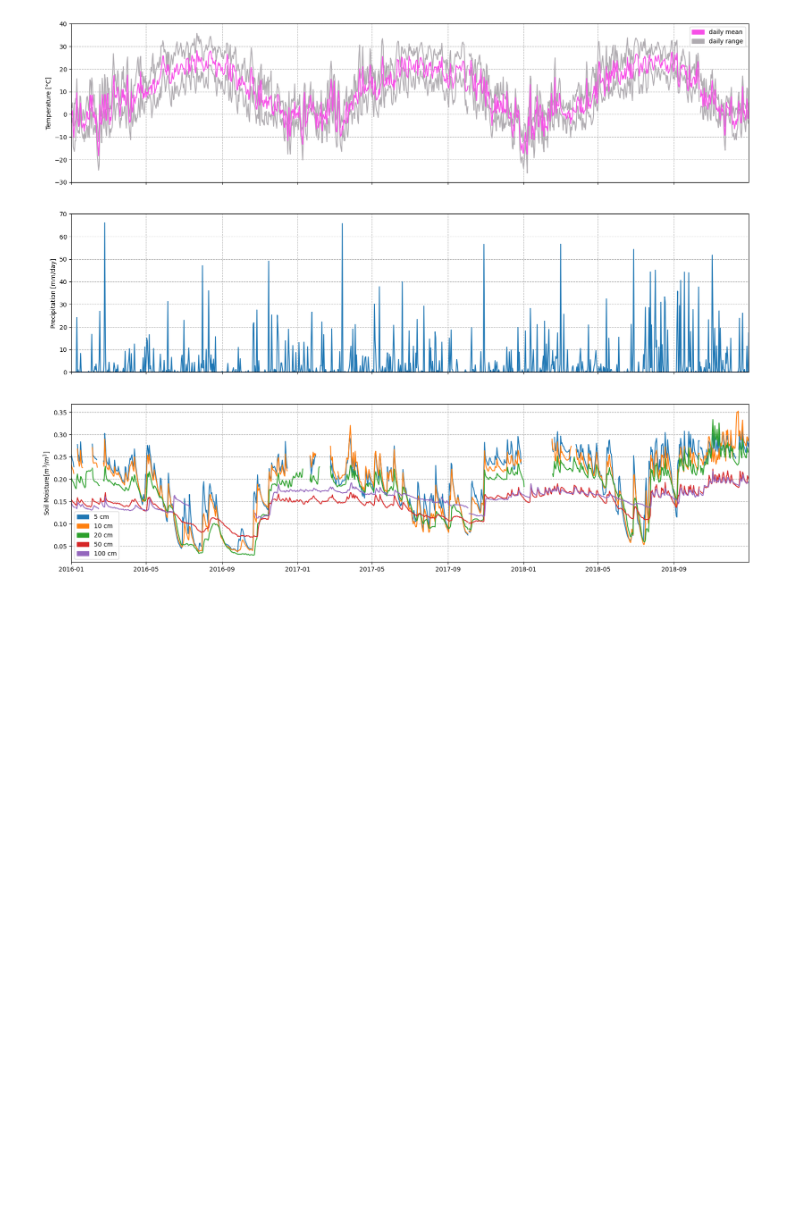
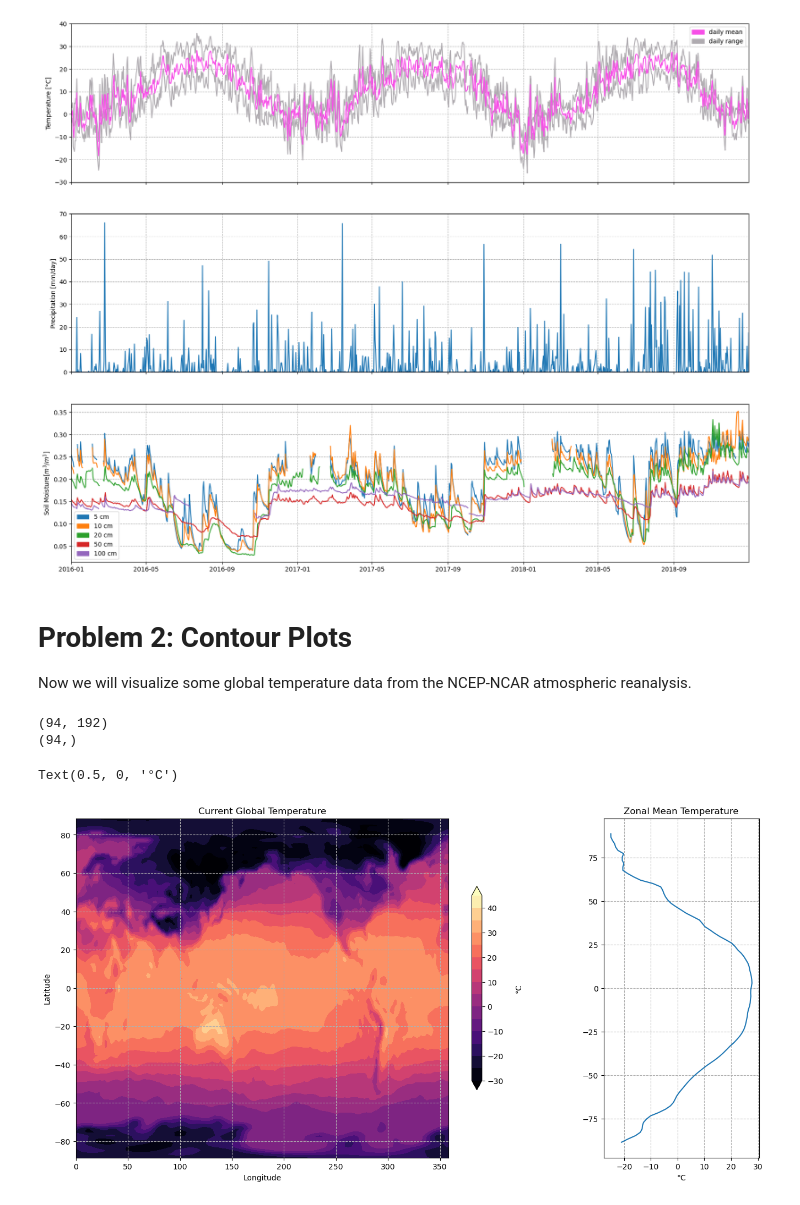
Before and after one commit to dwlakes/Enviro_Data_Science, a Jupyter notebook: assignments/assignment2.ipynb, the cells around one changed output. Saved outputs shown, nothing was run; the diff lists cells and outputs as text; code cells hidden in the pictures; blank space fills up the shorter version.

```diff
--- a/assignments/assignment2.ipynb
+++ b/assignments/assignment2.ipynb
@@ -126,3 +126,56 @@ axes[2].legend(handles = [patch5,patch10,patch20,patch50,patch100])
 plt.show()
 # %% [output]
 [figure]
+# %% [markdown]
+# Problem 2: Contour Plots
+Now we will visualize some global temperature data from the NCEP-NCAR atmospheric reanalysis.
+# %%
+import xarray as xr
+ds_url = 'http://iridl.ldeo.columbia.edu/SOURCES/.NOAA/.NCEP-NCAR/.CDAS-1/.MONTHLY/.Diagnostic/.surface/.temp/dods'
+ds = xr.open_dataset(ds_url, decode_times=False)
+
+#########################################################
+#### BELOW ARE THE VARIABLES YOU SHOULD USE IN THE PLOTS!
+#### (numpy arrays)
+#### NO XARRAY ALLOWED!
+#########################################################
+
+temp = ds.temp[-1].values - 273.15
+lon = ds.X.values
+lat = ds.Y.values
+print(temp.shape)
+print(lat.shape)
+# %% [output]
+(94, 192)
+(94,)
+# %%
+temp_means = np.nanmean(temp, axis=1)
+
+#print('temp_means: ', temp_means)
+latlat, lonlon = np.meshgrid(lat, lon)
+#temp = np.transpose(temp)
+#print(latlat.shape)
+temp = np.transpose(temp)
+
+clevels = np.arange(-30, 50, 5)
+
+fig, ax = plt.subplots(figsize = (16, 8), ncols=2, gridspec_kw={'width_ratios': [3, 1]})
+
+cf0 = ax[0].contourf(lonlon, latlat, temp, clevels, cmap='magma', extend = 'both')
+ax[0].set_title('Current Global Temperature')
+ax[0].set_xlabel('Longitude')
+ax[0].set_ylabel('Latitude')
+ax[0].grid(linestyle = '--')
+colorbar = fig.colorbar(cf0, ax=ax[0], shrink = 0.6)
+colorbar.set_label('°C', labelpad=15)
+
+
+temp_transposed = np.transpose(temp)
+
+ax[1].plot(temp_means, lat)
+ax[1].grid(linestyle = '--')
+ax[1].set_title('Zonal Mean Temperature')
+ax[1].set_xlabel('°C')
+# %% [output]
+Text(0.5, 0, '°C')
+[figure, added]
```
Also changed, not shown: parts of 2 cells of this notebook, 2 other files.
